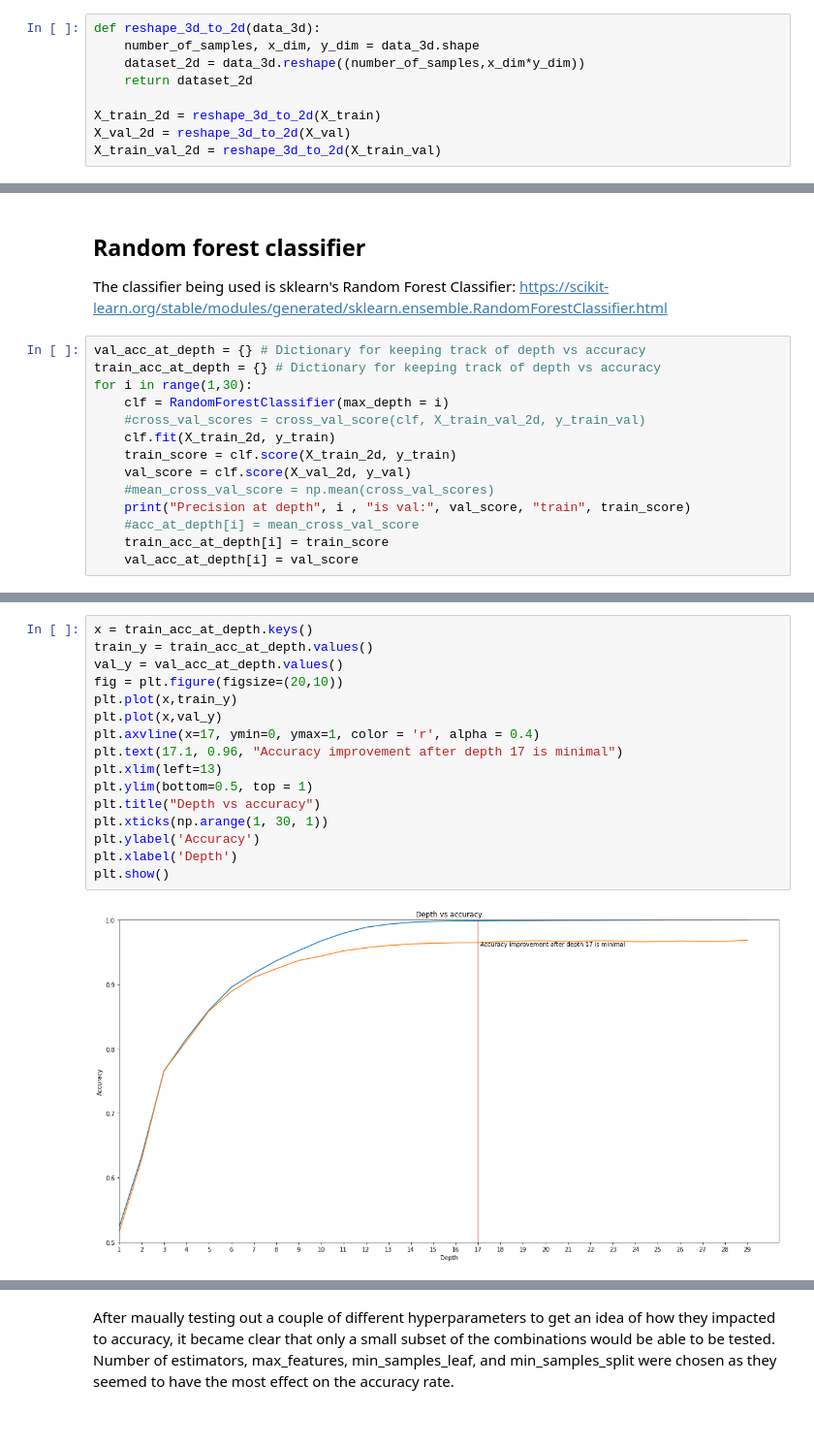
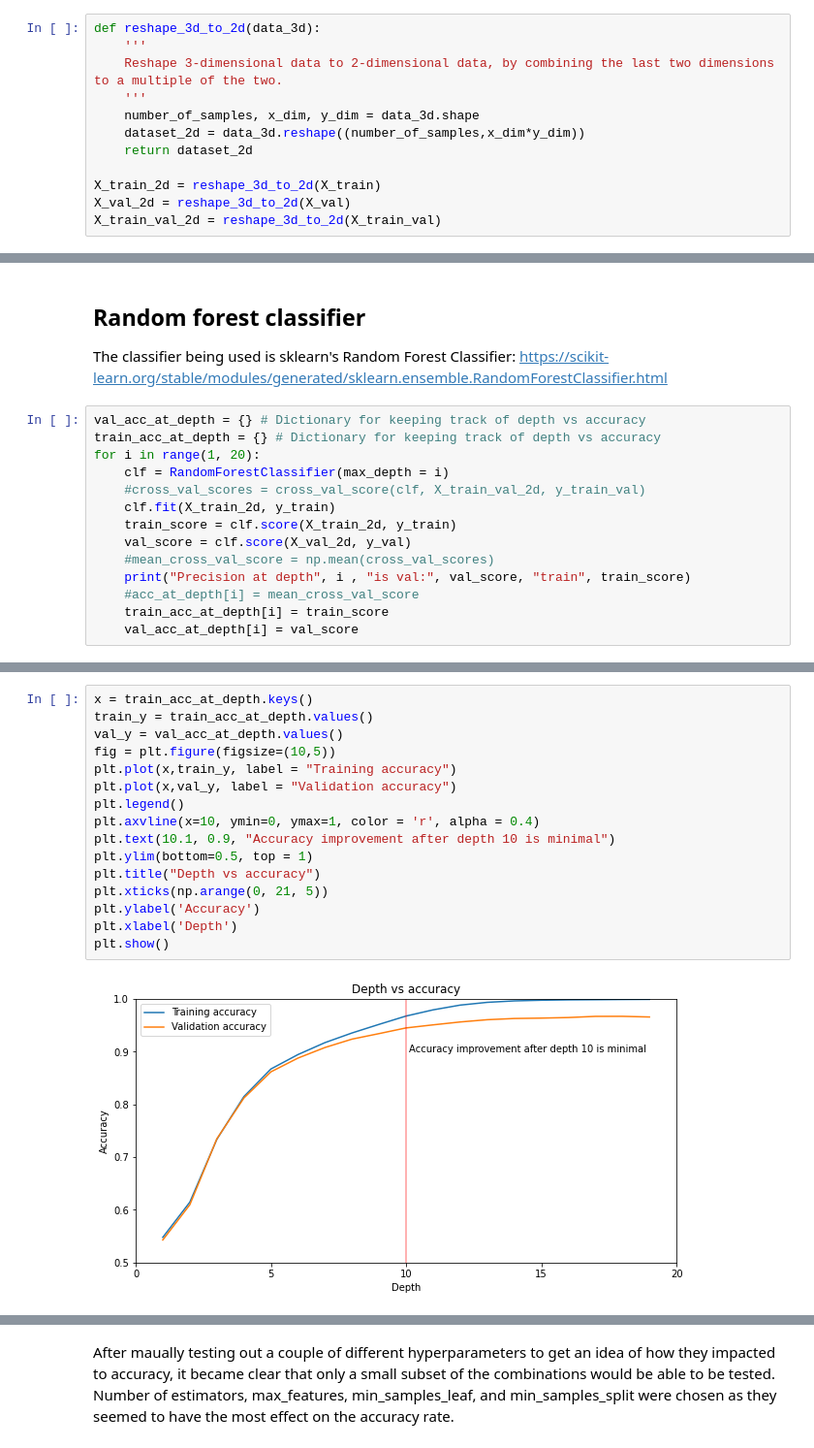
Before and after one commit to JohannaJo/INF264-project-3, a Jupyter notebook: Project 3.ipynb, the cells around one changed output, grey strips where cells are left out. Shown at 97% size. Saved outputs shown, nothing was run; the diff lists cells and outputs as text.

```diff
--- a/Project 3.ipynb
+++ b/Project 3.ipynb
@@ -109,6 +113,9 @@ X_train_val, X_test, y_train_val, y_test = train_test_split(image_data, label_da
 X_train, X_val, y_train, y_val = train_test_split(X_train_val, y_train_val, test_size=0.2, shuffle=True, random_state=seed)
 # %%
 def reshape_3d_to_2d(data_3d):
+    '''
+    Reshape 3-dimensional data to 2-dimensional data, by combining the last two dimensions to a multiple of the two.
+    '''
     number_of_samples, x_dim, y_dim = data_3d.shape
     dataset_2d = data_3d.reshape((number_of_samples,x_dim*y_dim))
     return dataset_2d
@@ -134,7 +141,7 @@ The classifier being used is sklearn's Random Forest Classifier: https://scikit-
 # %%
 val_acc_at_depth = {} # Dictionary for keeping track of depth vs accuracy
 train_acc_at_depth = {} # Dictionary for keeping track of depth vs accuracy
-for i in range(1,30):
+for i in range(1, 20):
     clf = RandomForestClassifier(max_depth = i)
     #cross_val_scores = cross_val_score(clf, X_train_val_2d, y_train_val)
     clf.fit(X_train_2d, y_train)
@@ -166,19 +175,19 @@ Precision at depth 29 is val: 0.9684920634920635 train 0.9999603174603174
 # %%
 x = train_acc_at_depth.keys()
 train_y = train_acc_at_depth.values()
 val_y = val_acc_at_depth.values()
-fig = plt.figure(figsize=(20,10))
-plt.plot(x,train_y)
-plt.plot(x,val_y)
-plt.axvline(x=17, ymin=0, ymax=1, color = 'r', alpha = 0.4)
-plt.text(17.1, 0.96, "Accuracy improvement after depth 17 is minimal")
-plt.xlim(left=13)
+fig = plt.figure(figsize=(10,5))
+plt.plot(x,train_y, label = "Training accuracy")
+plt.plot(x,val_y, label = "Validation accuracy")
+plt.legend()
+plt.axvline(x=10, ymin=0, ymax=1, color = 'r', alpha = 0.4)
+plt.text(10.1, 0.9, "Accuracy improvement after depth 10 is minimal")
 plt.ylim(bottom=0.5, top = 1)
 plt.title("Depth vs accuracy")
-plt.xticks(np.arange(1, 30, 1))
+plt.xticks(np.arange(0, 21, 5))
 plt.ylabel('Accuracy')
 plt.xlabel('Depth')
 plt.show()
 # %% [output]
-[figure, old version]
+[figure, new version]
 # %% [markdown]
```
Also changed, not shown: parts of 26 cells of this notebook.
